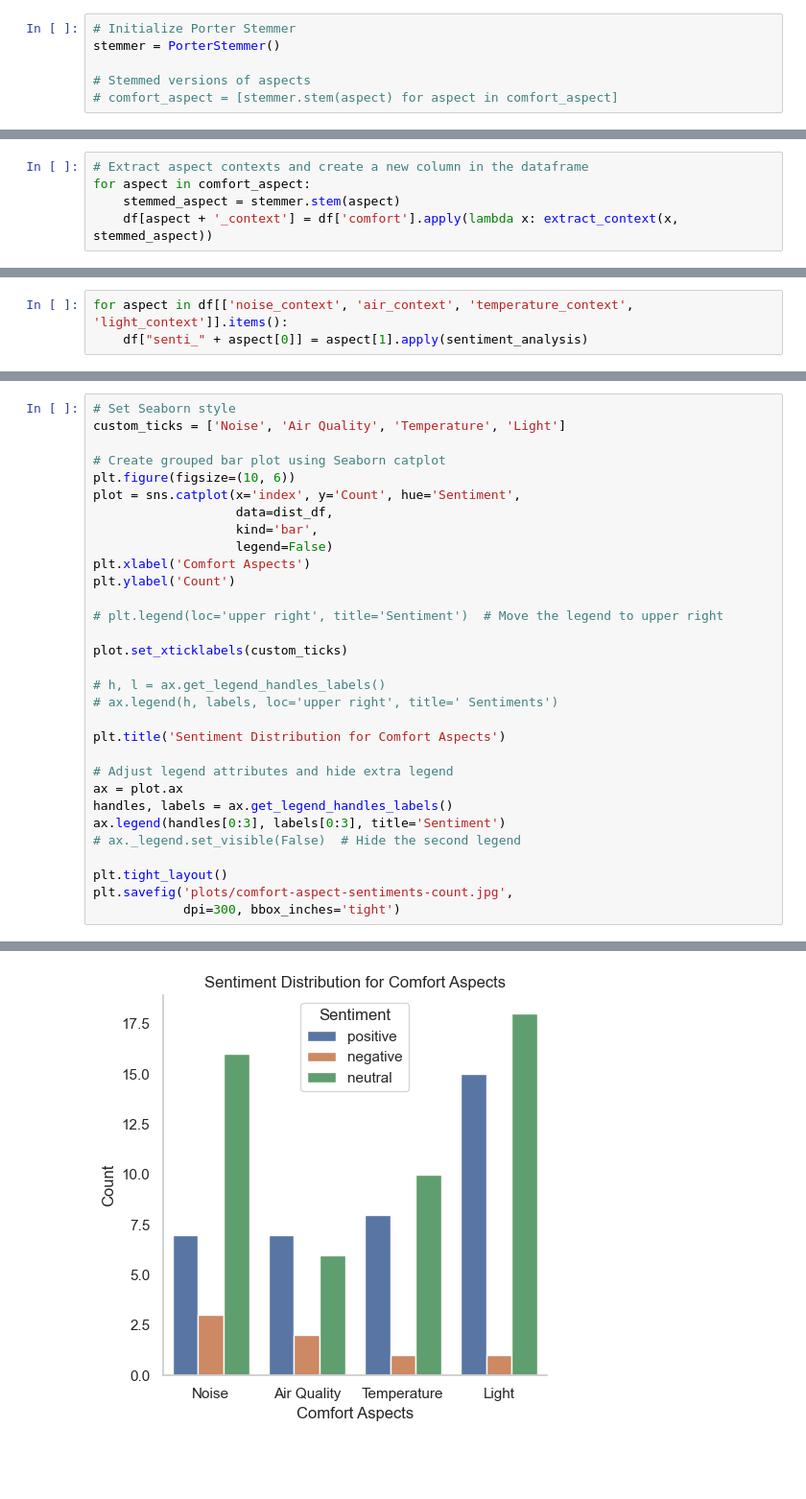
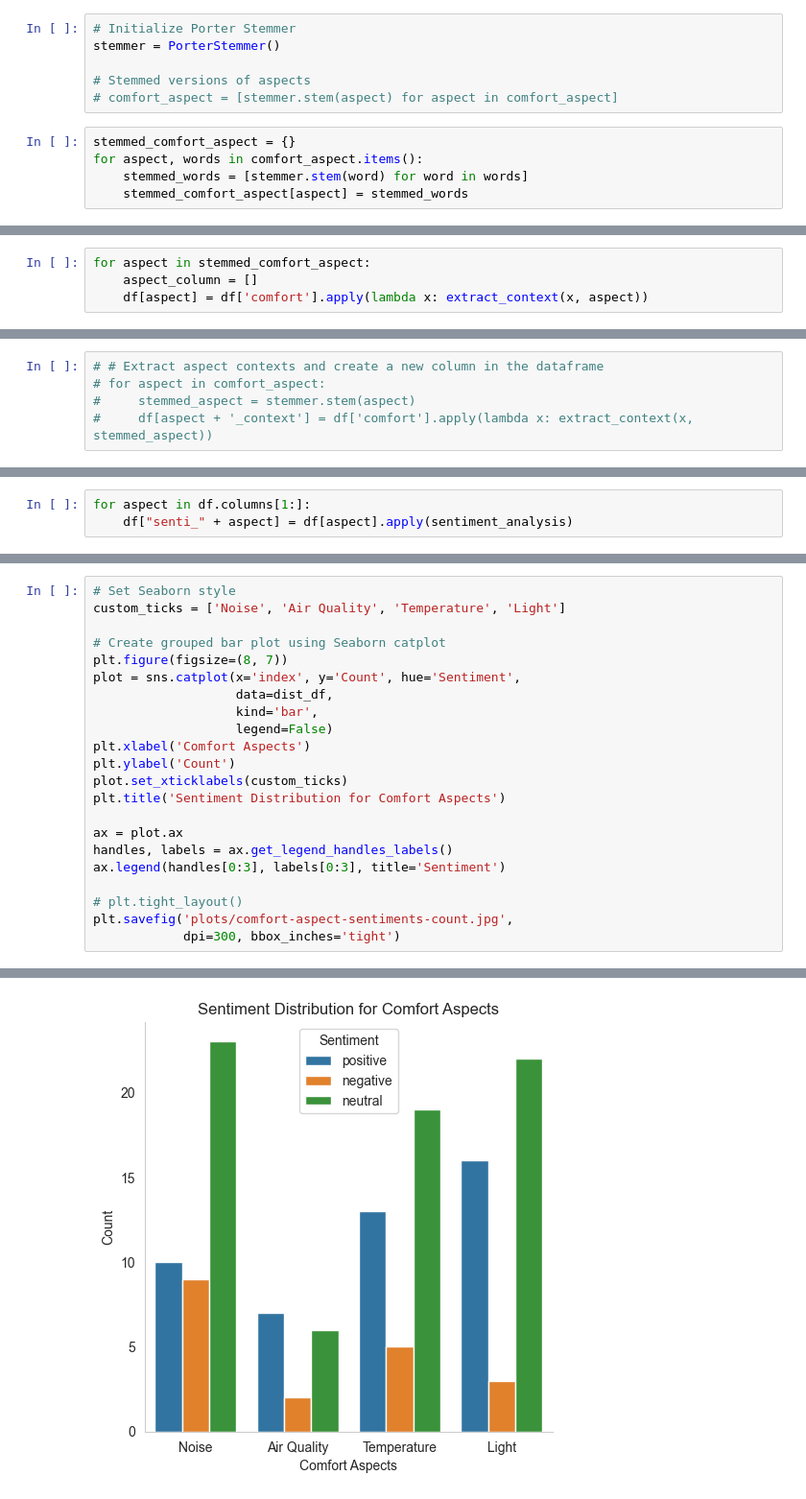
Before and after one commit to shrutirao94/language-comfort-emotions, a Jupyter notebook: sentiment-analysis.ipynb, the cells around one changed output, grey strips where cells are left out. Shown at 96% size. Drawn from its saved outputs; the diff is of its cells as text; blank space fills up the shorter version.

Commit message:
[FEATURE] Aspect-Based Analysis: Comfort

```diff
--- a/sentiment-analysis.ipynb
+++ b/sentiment-analysis.ipynb
@@ -476,3 +497,8 @@ stemmer = PorterStemmer()
 
 # Stemmed versions of aspects
 # comfort_aspect = [stemmer.stem(aspect) for aspect in comfort_aspect]
+# %%
+stemmed_comfort_aspect = {}
+for aspect, words in comfort_aspect.items():
+    stemmed_words = [stemmer.stem(word) for word in words]
+    stemmed_comfort_aspect[aspect] = stemmed_words
@@ -478,0 +522,4 @@ stemmer = PorterStemmer()
+# %%
+for aspect in stemmed_comfort_aspect:
+    aspect_column = []
+    df[aspect] = df['comfort'].apply(lambda x: extract_context(x, aspect))
@@ -495,5 +570,5 @@ def extract_context(text, aspect, window_size=3):
 # %%
-# Extract aspect contexts and create a new column in the dataframe
-for aspect in comfort_aspect:
-    stemmed_aspect = stemmer.stem(aspect)
-    df[aspect + '_context'] = df['comfort'].apply(lambda x: extract_context(x, stemmed_aspect))
+# # Extract aspect contexts and create a new column in the dataframe
+# for aspect in comfort_aspect:
+#     stemmed_aspect = stemmer.stem(aspect)
+#     df[aspect + '_context'] = df['comfort'].apply(lambda x: extract_context(x, stemmed_aspect))
@@ -533,6 +592,6 @@ plt.savefig('plots/comfort-aspect-occurances-count.jpg',
 # %%
-for aspect in df[['noise_context', 'air_context', 'temperature_context', 'light_context']].items():
-    df["senti_" + aspect[0]] = aspect[1].apply(sentiment_analysis)
+for aspect in df.columns[1:]:
+    df["senti_" + aspect] = df[aspect].apply(sentiment_analysis)
 # %%
 # Initialize counters for sentiment distribution
 sentiment_distribution = {
@@ -579,30 +634,21 @@ dist_df
 custom_ticks = ['Noise', 'Air Quality', 'Temperature', 'Light']
 
 # Create grouped bar plot using Seaborn catplot
-plt.figure(figsize=(10, 6))
+plt.figure(figsize=(8, 7))
 plot = sns.catplot(x='index', y='Count', hue='Sentiment',
                    data=dist_df,
                    kind='bar',
                    legend=False)
 plt.xlabel('Comfort Aspects')
 plt.ylabel('Count')
-
-# plt.legend(loc='upper right', title='Sentiment')  # Move the legend to upper right
-
 plot.set_xticklabels(custom_ticks)
-
-# h, l = ax.get_legend_handles_labels()
-# ax.legend(h, labels, loc='upper right', title=' Sentiments')
-
 plt.title('Sentiment Distribution for Comfort Aspects')
 
-# Adjust legend attributes and hide extra legend
 ax = plot.ax
 handles, labels = ax.get_legend_handles_labels()
 ax.legend(handles[0:3], labels[0:3], title='Sentiment')
-# ax._legend.set_visible(False)  # Hide the second legend
 
-plt.tight_layout()
+# plt.tight_layout()
 plt.savefig('plots/comfort-aspect-sentiments-count.jpg',
             dpi=300, bbox_inches='tight')
 # %% [output]
@@ -610 +656 @@ plt.savefig('plots/comfort-aspect-sentiments-count.jpg',
-[figure, old version]
+[figure, new version]
```
Also changed, not shown: parts of 14 cells of this notebook.
